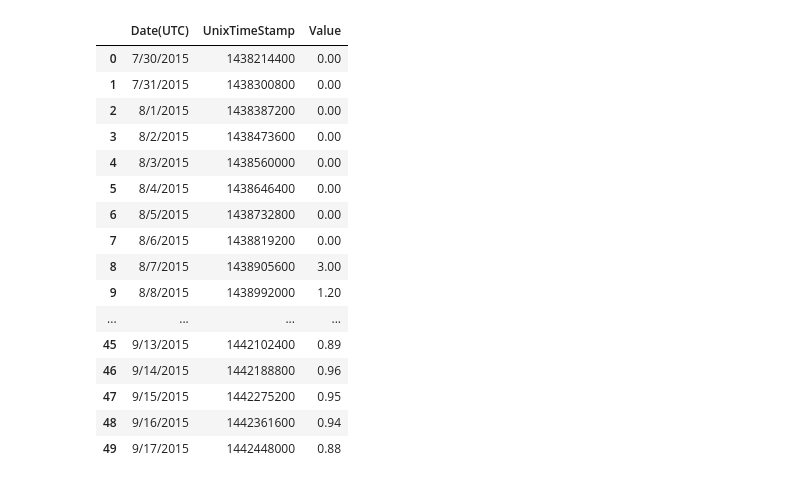
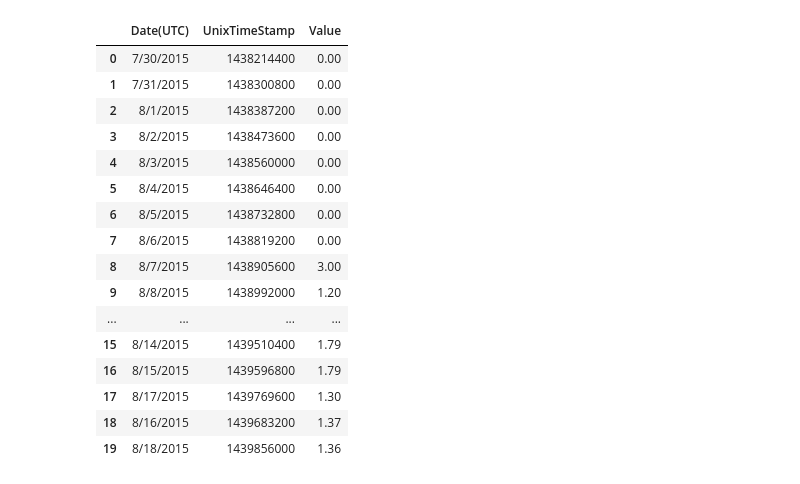
Before and after one commit to willprice221/ethereum_clustering, a Jupyter notebook: eda/prices.ipynb, the cells around one changed output. Cells and saved outputs as stored; diff of their text form; code cells hidden in the pictures.

```diff
--- a/eda/prices.ipynb
+++ b/eda/prices.ipynb
@@ -4,22 +4,22 @@ import pandas as pd
 # %%
 df = pd.read_csv('/Users/will/galvanize/ethereum_clustering/prices.csv')
 # %%
-df.head(50)
+df.head(20)
 # %% [output]
 |  | Date(UTC) | UnixTimeStamp | Value |
 | 0 | 7/30/2015 | 1438214400 | 0.00 |
 | 1 | 7/31/2015 | 1438300800 | 0.00 |
 | 2 | 8/1/2015 | 1438387200 | 0.00 |
 | 3 | 8/2/2015 | 1438473600 | 0.00 |
 | 4 | 8/3/2015 | 1438560000 | 0.00 |
 | 5 | 8/4/2015 | 1438646400 | 0.00 |
 | 6 | 8/5/2015 | 1438732800 | 0.00 |
 | 7 | 8/6/2015 | 1438819200 | 0.00 |
 | 8 | 8/7/2015 | 1438905600 | 3.00 |
 | 9 | 8/8/2015 | 1438992000 | 1.20 |
 | ... | ... | ... | ... |
-| 45 | 9/13/2015 | 1442102400 | 0.89 |
-| 46 | 9/14/2015 | 1442188800 | 0.96 |
-| 47 | 9/15/2015 | 1442275200 | 0.95 |
-| 48 | 9/16/2015 | 1442361600 | 0.94 |
-| 49 | 9/17/2015 | 1442448000 | 0.88 |
+| 15 | 8/14/2015 | 1439510400 | 1.79 |
+| 16 | 8/15/2015 | 1439596800 | 1.79 |
+| 17 | 8/17/2015 | 1439769600 | 1.30 |
+| 18 | 8/16/2015 | 1439683200 | 1.37 |
+| 19 | 8/18/2015 | 1439856000 | 1.36 |
```
Also changed, not shown: 2 other files.
